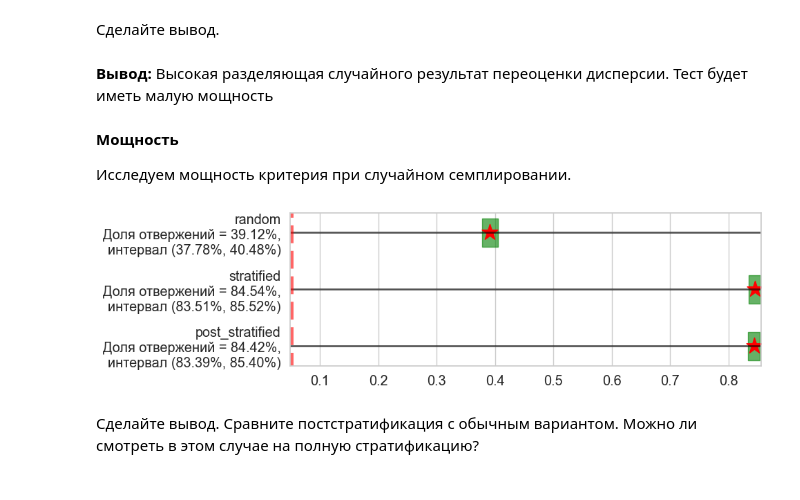
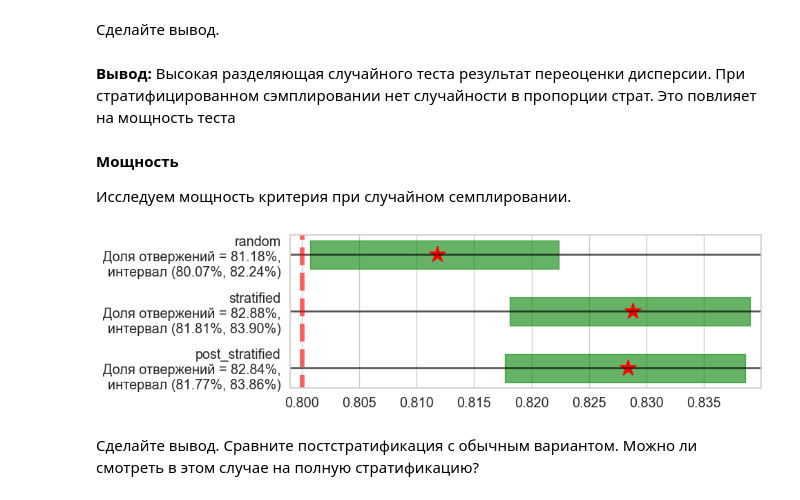
Before and after one commit to NMashalov/2023_OpenMipt_course, a Jupyter notebook: lesson11/stratification_student.ipynb, the cells around one changed output. Saved outputs shown, nothing was run; the diff lists cells and outputs as text; code cells hidden in the pictures.

```diff
--- a/lesson11/stratification_student.ipynb
+++ b/lesson11/stratification_student.ipynb
@@ -622,7 +426,7 @@ labels = [
     'Случайное семплир.',
     'Случайное семплир. \n+ постстратиф.',
     'Стратиф. семплир.',
-    'Стратиф. семплир. без учета'
+    'Стратиф. семплир. обычное среднее'
 ]
 
 plt.figure(figsize=(12, 5))
@@ -951,15 +757,15 @@ AA_test(generate_data, stratified_sampler, n_iter=n_iter);
 # %% [markdown]
 Сделайте вывод.
 # %% [markdown]
-**Вывод:** Высокая разделяющая случайного результат переоценки дисперсии. Тест будет иметь малую мощность
+**Вывод:** Высокая разделяющая случайного теста результат переоценки дисперсии. При стратифицированном сэмплировании нет случайности в пропорции страт. Это повлияет на мощность теста
 # %% [markdown]
 **Мощность**
 
 Исследуем мощность критерия при случайном семплировании.
 # %%
-AA_test(generate_data, random_sampler, n_iter=n_iter, effect=0.5);
+AA_test(generate_data, random_sampler, n_iter=n_iter, effect=0.1,alpha=0.8);
 # %% [output]
-[figure, old version]
+[figure, new version]
 # %% [markdown]
 Сделайте вывод. Сравните постстратификация с обычным вариантом. Можно ли смотреть в этом случае на полную стратификацию?
 # %% [markdown]
```
Also changed, not shown: parts of 20 cells of this notebook.
